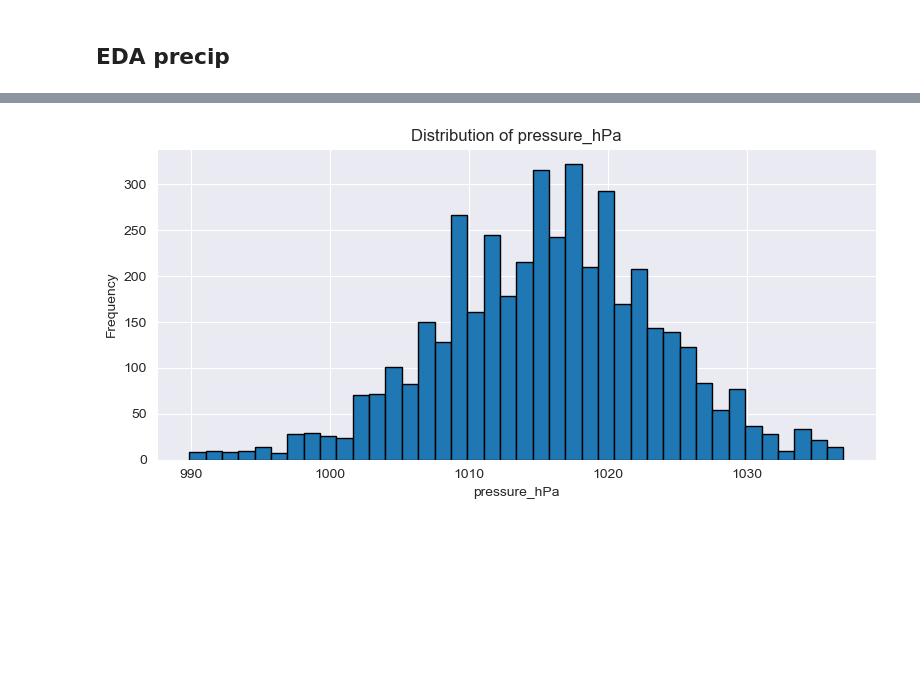
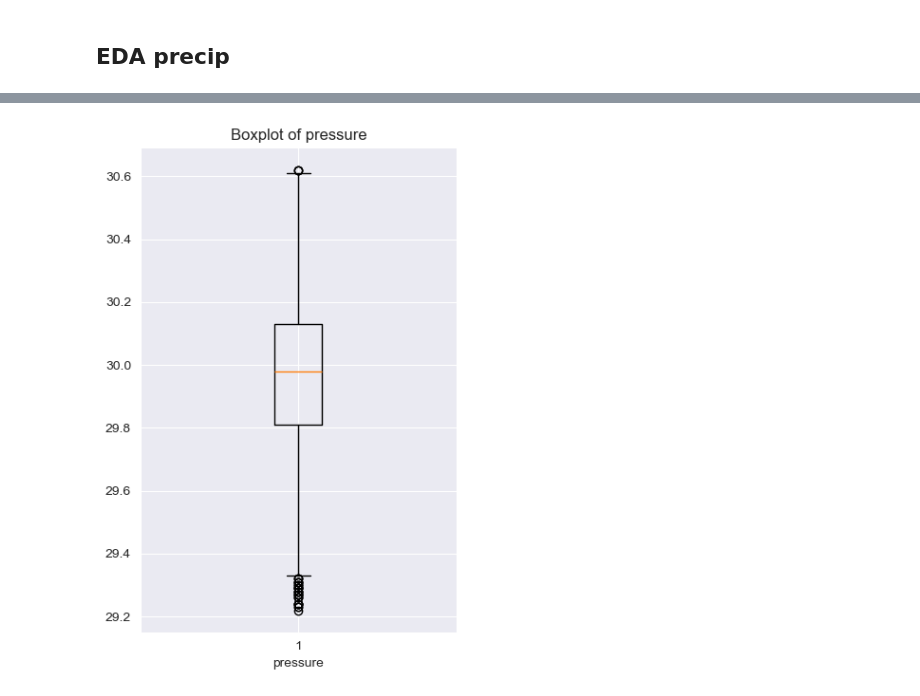
Before and after one commit to Wendo99/NYC-Taxi-Trip-Duration, a Jupyter notebook: notebooks/weather.ipynb, the cells around one changed output, grey strips where cells are left out. Saved outputs shown, nothing was run; the diff lists cells and outputs as text; code cells hidden in the pictures; blank space fills up the shorter version.

```diff
--- a/notebooks/weather.ipynb
+++ b/notebooks/weather.ipynb
@@ -22,7 +19,7 @@ weather_data_raw = load_weather_data()
 # %% [markdown]
 Load Complementary Weatherdata
 # %%
-weather_data_new_rows = read_csv('../gitData/weather_data_new_rows.csv')
+weather_data_new_rows = read_csv(config.WEATHER_DATA_PART_2)
 # %% [markdown]
  Merge Weatherdata
 # %%
@@ -350,11 +254,9 @@ np.int64(31)
 # %%
-plt.figure(figsize=(8, 4))
-weather_data['pressure_hPa'].plot.hist(bins=40, edgecolor='black')
-plt.title("Distribution of pressure_hPa")
-plt.xlabel("pressure_hPa")
-plt.ylabel("Frequency")
-plt.grid(True)
+plt.figure(figsize=(4, 6))
+plt.boxplot(weather_data_raw["pressure"].dropna())
+plt.title("Boxplot of pressure")
+plt.xlabel("pressure")
 plt.tight_layout()
 plt.show()
 # %% [output]
-[figure, old version]
+[figure, new version]
```
Also changed, not shown: parts of 140 cells of this notebook, 9 other files.
